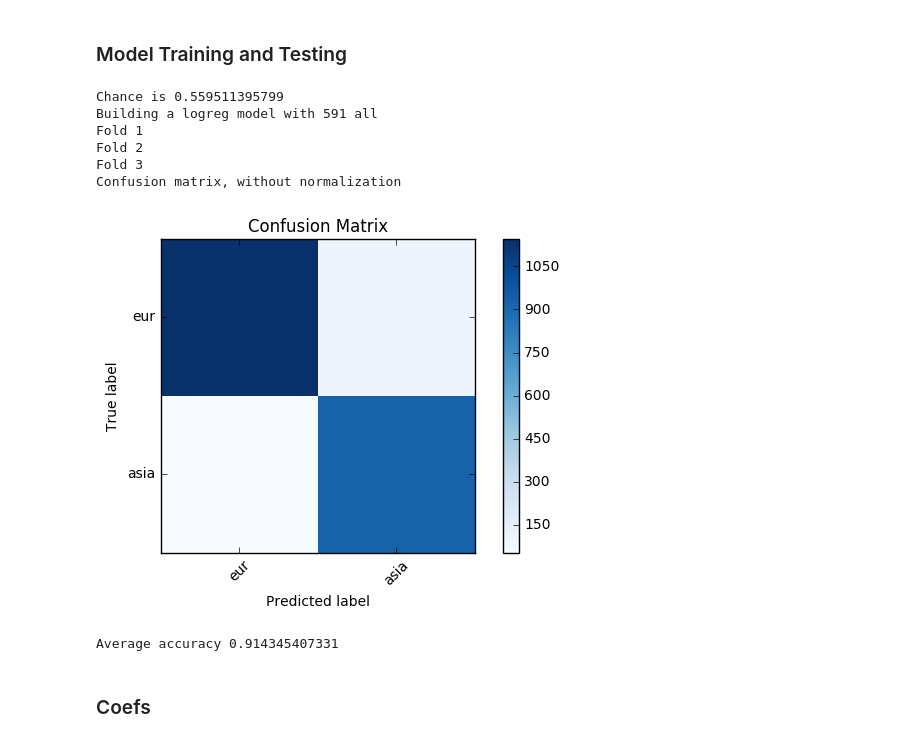
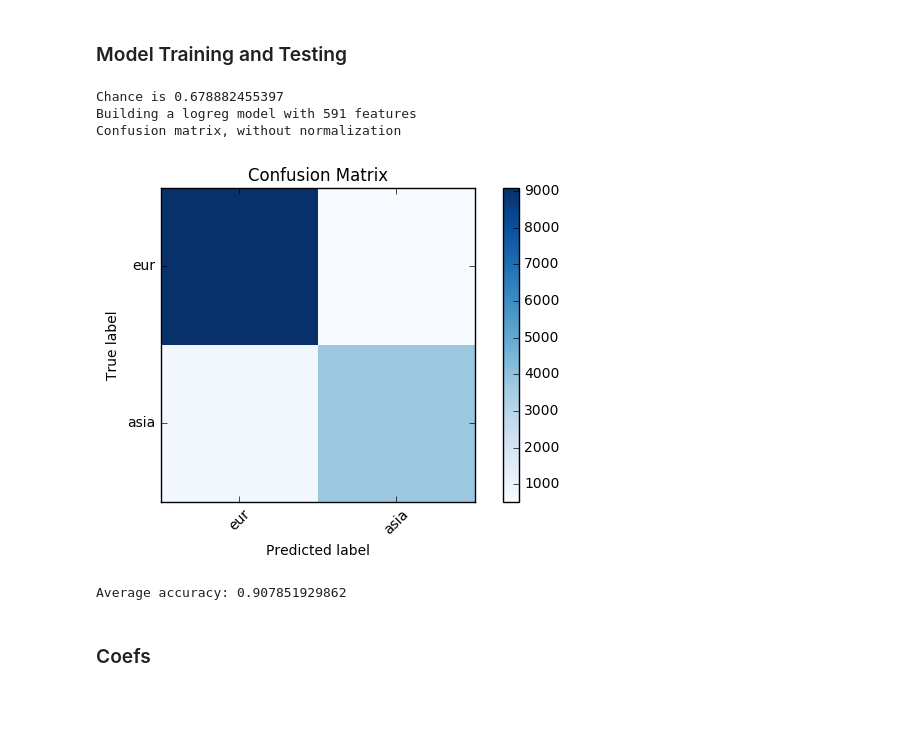
Before and after one commit to sravanareddy/appinventor, a Jupyter notebook: FindTheBug_April6.ipynb, the cells around one changed output. Drawn from its saved outputs; the diff is of its cells as text; code cells hidden in the pictures; blank space fills up the shorter version.

Commit message:
tutorial bug fix

```diff
--- a/FindTheBug_April6.ipynb
+++ b/FindTheBug_April6.ipynb
@@ -69,8 +69,7 @@ for summary in chin_users:
 
 # print c.most_common(50)
 # %%
-zh_examples = [entry for entry in c if 'ex_' in entry]
-zh_examples.append('HelloPurr')
+zh_examples = [entry for entry in c if 'ex_' in entry and c[entry] > 100]
 pt_examples = ['Calculadora', 'calculadora', 'DataEHora', 'Lista']
 ca_examples = ['CercleVersusPunt', 'Adreces_DavidMartinez', 'NomIntroduit', 'TallersSanJordi']
 de_examples = ['Taschenrechner', 'Einkaufsliste', 'Mehrwertsteuer',  'ZufallsgeneratorLayout']
@@ -103,9 +102,11 @@ if filter_tutorials:
             if entry[0] not in not_tutorials:
                 not_tutorials[entry[0]] = {}
             try:
-                if nameCheck(proj_name):
+                if not nameCheck(proj_name):
                     not_tutorials[entry[0]][proj_name] = summaries[entry[0]][proj_name]
             except KeyError:
                 pass
+
+not_tutorials = {user: not_tutorials[user] for user in not_tutorials.keys() if len(not_tutorials[user])>0}
 # %% [output]
 0 1 2 3 4 5 6 7 8 9
@@ -115,0 +113,19 @@ len(not_tutorials)
+# %%
+users = not_tutorials.keys()
+lang_counter = Counter([user_langs[user] for user in users if user in user_langs])
+tup = sorted(zip(lang_counter.values(), lang_counter.keys()), reverse = True)
+# %%
+import matplotlib.pyplot as plt; plt.rcdefaults()
+import numpy as np
+import matplotlib.pyplot as plt
+
+values = [t[0] for t in tup]
+languages = [t[1] for t in tup]
+y_pos = np.arange(len(languages))
+plt.bar(y_pos, values, alpha= 0.5)
+plt.xticks(y_pos, languages)
+plt.ylabel('Number of Users')
+plt.xlabel('Languages')
+plt.title('User Language Distribution')
+
+plt.show()
@@ -478,48 +471,45 @@ classifiers = [('logreg', LogisticRegression())]  # no knn because it's too slow
 
 for modelname, model in classifiers:
     for featname, X in [('all', Xall)]:#('time', Xtime), ('code', Xcode), ('all', Xall)]:
-        print  'Building a', modelname, 'model with', X.shape[1], featname
+        print  'Building a', modelname, 'model with', X.shape[1], 'features'
 
         cvaccs = numpy.zeros(len(foldindices))
         #cvf1 = numpy.zeros(len(foldindices))
         for i, (trainidx, testidx) in enumerate(foldindices):
-            print 'Fold', i+1
+            #print 'Fold', i+1
 
             ytrain = y[trainidx]
             ytest = y[testidx]
 
             Xtrain = X[trainidx, :]
             Xtest = X[testidx, :]
 
 #             model.fit(Xtrain, ytrain)
 #             cvaccs[i] = model.score(Xtest, ytest)
 
-            pca = PCA(n_components=200)
+            #pca = PCA(n_components=200)
 
-            reduced_train = pca.fit_transform(Xtrain)
-            reduced_test = pca.transform(Xtest)
+           # reduced_train = pca.fit_transform(Xtrain)
+            #reduced_test = pca.transform(Xtest)
 
-            model.fit(reduced_train, ytrain)
-            cvaccs[i] = model.score(reduced_test, ytest)
+            model.fit(Xtrain, ytrain)
+            cvaccs[i] = model.score(Xtest, ytest)
 
 
-#             predictions = model.predict(Xtest)
+            predictions = model.predict(Xtest)
             #cvf1[i] = f1_score(ytest, predictions)
 
             #print '****', modelname, cvaccs[i]
         #analyze last fold only
         cnf_matrix = confusion_matrix(ytest, predictions)
 
         plot_confusion_matrix(cnf_matrix, labels)
         plt.show()
         coef = model.coef_
-        print 'Average accuracy', numpy.mean(cvaccs)
+        print 'Average accuracy:', numpy.mean(cvaccs)
 # %% [output]
-Chance is 0.559511395799
-Building a logreg model with 591 all
-Fold 1
-Fold 2
-Fold 3
+Chance is 0.678882455397
+Building a logreg model with 591 features
 Confusion matrix, without normalization
-[figure, old version]
+[figure, new version]
-Average accuracy 0.914345407331
+Average accuracy: 0.907851929862
```
Also changed, not shown: parts of 14 cells of this notebook.
